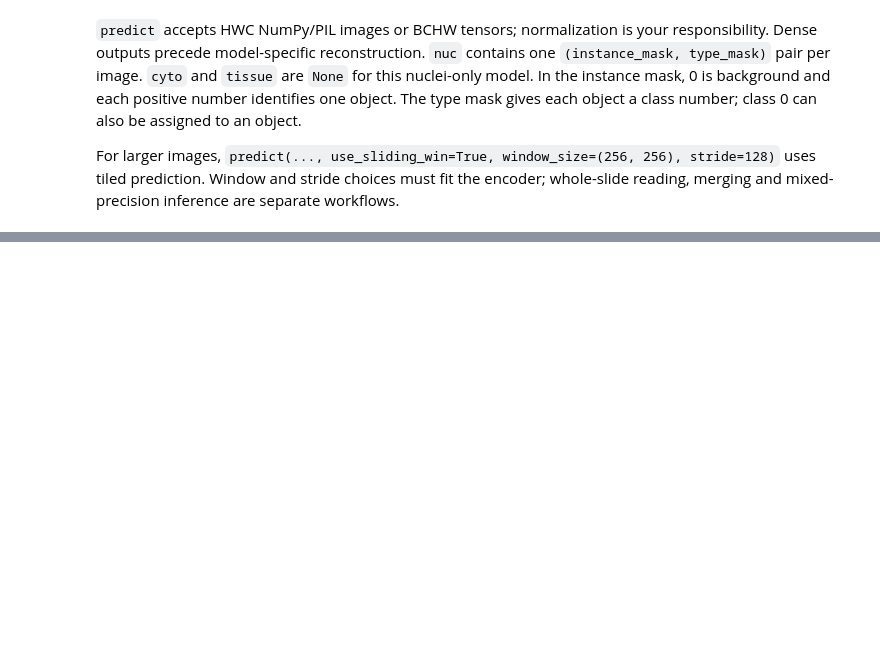
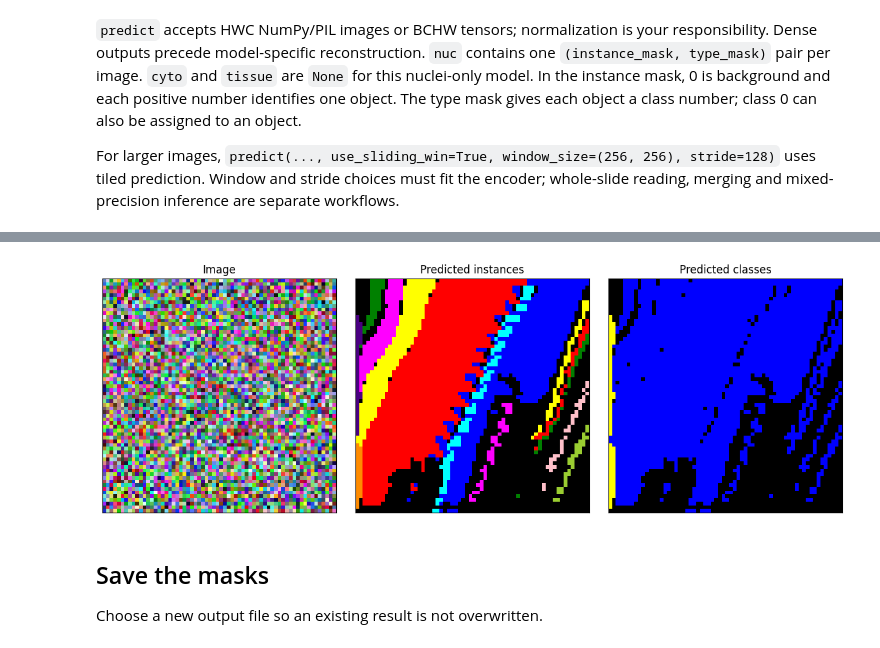
Before and after one commit to okunator/cellseg_models.pytorch, a Jupyter notebook: docs/tutorials/inference.ipynb, the cells around one changed output, grey strips where cells are left out. Saved outputs shown, nothing was run; the diff lists cells and outputs as text; code cells hidden in the pictures; blank space fills up the shorter version.

```diff
--- a/docs/tutorials/inference.ipynb
+++ b/docs/tutorials/inference.ipynb
@@ -15,29 +14,25 @@ Checkpoint downloads are an explicit separate step, not part of this notebook.
 # %%
 from pathlib import Path
 
+import matplotlib.pyplot as plt
 import numpy as np
 import torch
-from PIL import Image
+from skimage.color import label2rgb
 
+from cellseg_models_pytorch.inference.post_processor import PostProcessor
 from cellseg_models_pytorch.models.cellpose import CellPose
-from cellseg_models_pytorch.inference.post_processor import PostProcessor
 from cellseg_models_pytorch.transforms.functional.normalization import minmax_normalize
 
-image_path = None  # e.g. Path("data/image.png")
-weights_path = None  # e.g. Path("checkpoints/cellpose.safetensors")
-device = torch.device("cuda" if torch.cuda.is_available() else "cpu")
+# Fix the seed so the small demonstration can be repeated.
 torch.manual_seed(0)
 torch.set_num_threads(2)
 
-if image_path is None:
-    image = np.random.default_rng(0).integers(0, 256, (64, 64, 3), dtype=np.uint8)
-else:
-    with Image.open(image_path) as source:
-        image = np.asarray(source.convert("RGB"))
-if any(size % 32 != 0 for size in image.shape[:2]):
-    raise ValueError("Use image dimensions divisible by 32.")
+device = torch.device("cuda" if torch.cuda.is_available() else "cpu")
+print(f"Device: {device}")
+
+# Use a 64-pixel example; real image dimensions must be divisible by 32.
+image = np.random.default_rng(0).integers(0, 256, (64, 64, 3), dtype=np.uint8)
 image = minmax_normalize(image, copy=True)
-print(f"Device: {device}")
 # %% [output]
 Device: cuda
 # %%
@@ -67,3 +70,28 @@ whole-slide reading, merging and mixed-precision inference are separate workflow
+# %%
+instance_colors = label2rgb(instances, bg_label=0)
+
+# Class 0 can describe an object, so use the instance mask to find background.
+class_colors = label2rgb(classes, bg_label=-1)
+class_colors[instances == 0] = 0
+
+fig, axes = plt.subplots(1, 3, figsize=(12, 4))
+axes[0].imshow(image)
+axes[0].set(title="Image", xticks=[], yticks=[])
+
+axes[1].imshow(instance_colors)
+axes[1].set(title="Predicted instances", xticks=[], yticks=[])
+
+axes[2].imshow(class_colors)
+axes[2].set(title="Predicted classes", xticks=[], yticks=[])
+
+fig.tight_layout()
+plt.show()
+# %% [output]
+[figure, added]
+# %% [markdown]
+## Save the masks
+
+Choose a new output file so an existing result is not overwritten.
 # %%
 # Preserve labels without lossy image conversion; do not overwrite an existing result.
 output_path = Path("segmentation.npz")
```
Also changed, not shown: parts of 4 cells of this notebook, 7 other files.
